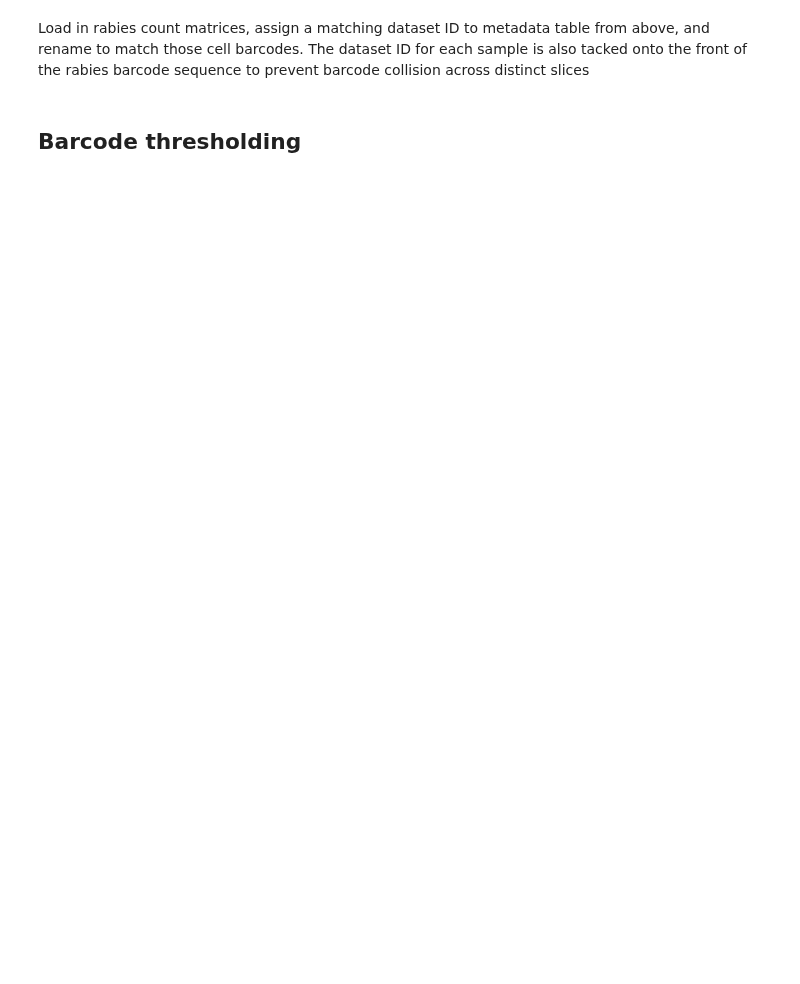
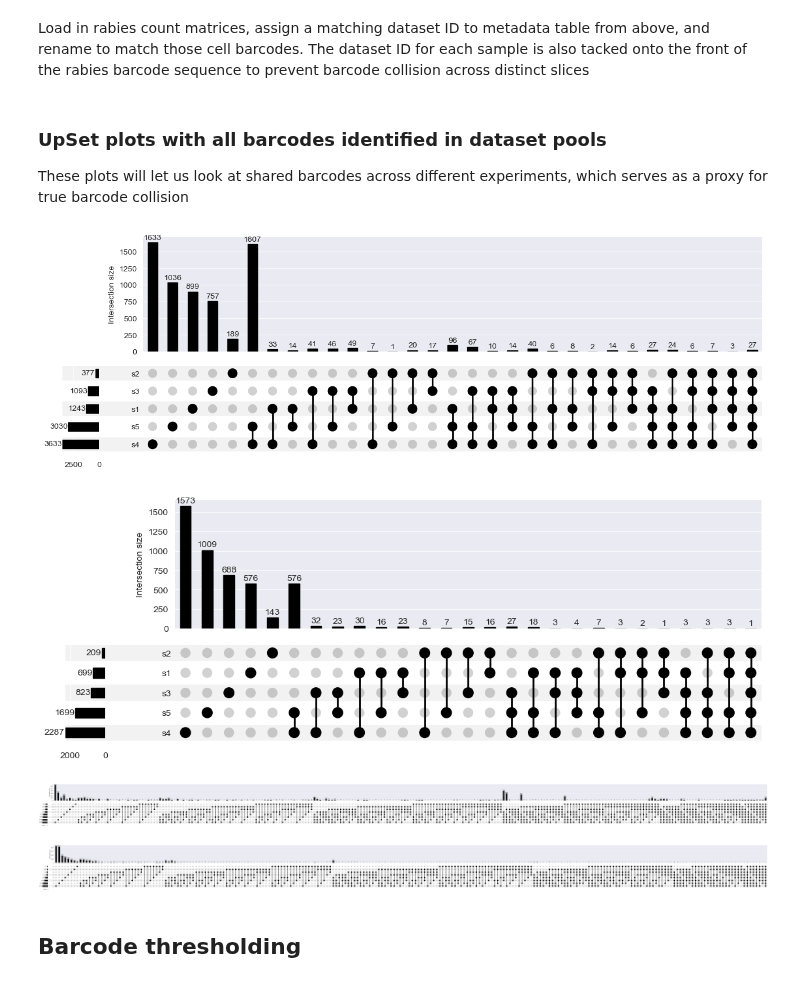
Before and after one commit to MEUrbanek/rabies_barcode_tech, a Jupyter notebook: development/15_connectivity_analysis_IEO.ipynb, the cells around one changed output. Saved outputs shown, nothing was run; the diff lists cells and outputs as text; code cells hidden in the pictures; blank space fills up the shorter version.

```diff
--- a/development/15_connectivity_analysis_IEO.ipynb
+++ b/development/15_connectivity_analysis_IEO.ipynb
@@ -843,10 +848,12 @@ for i in dataset_ids:
     data['barcode'] = f'{i}_' + data['barcode']
     barcodes_df.append(data)
 
-# Drop any barcodes that don't pass transcriptome QC, add barcode without dataset id
 barcodes_df = pd.concat(barcodes_df, ignore_index=True, axis=0)
+barcodes_df['barcode_sequence'] = barcodes_df['barcode'].str[3:]  # barcode without dataset id
+no_filter_barcodes = barcodes_df.copy()
+
+# Drop any barcodes that don't pass transcriptome QC
 barcodes_df = barcodes_df.loc[barcodes_df['CBC'].isin(metadata_df['cellbarcode'])]
-barcodes_df['barcode_sequence'] = barcodes_df['barcode'].str[3:]
 
 # Repeat the same steps as above but for helper counts rather than rabies barcodes
 helpers_df = []
@@ -861,6 +868,24 @@ helpers_df = pd.concat(helpers_df, ignore_index = True, axis = 0)
 barcodes_df
 # %%
 helpers_df
+# %% [markdown]
+### UpSet plots with all barcodes identified in dataset pools
+These plots will let us look at shared barcodes across different experiments, which serves as a proxy for true barcode collision
+# %%
+for virus, dataset_id_list in {'sadb19': dec_list, 'cvs': mar_list}.items():
+    # plot with all barcodes, only barcodes passing UMI threshold
+    for name, df in {'no': no_filter_barcodes, 'cell': barcodes_df}.items():
+        plot(
+            from_contents({k: df.loc[df['datasetid'] == k]['barcode_sequence'].unique().tolist() for k in dataset_id_list}),
+            show_counts=True, subset_size="count")
+        plt.savefig(
+            f'./figs/sfig_conn/{name}_threshold_{virus}_barcode_overlap.pdf', bbox_inches='tight', format='pdf')
+        plt.show()
+# %% [output]
+[figure, added]
+[figure, added]
+[figure, added]
+[figure, added]
 # %% [markdown]
 ## Barcode thresholding
 # %%
```
Also changed, not shown: parts of 15 cells of this notebook.
